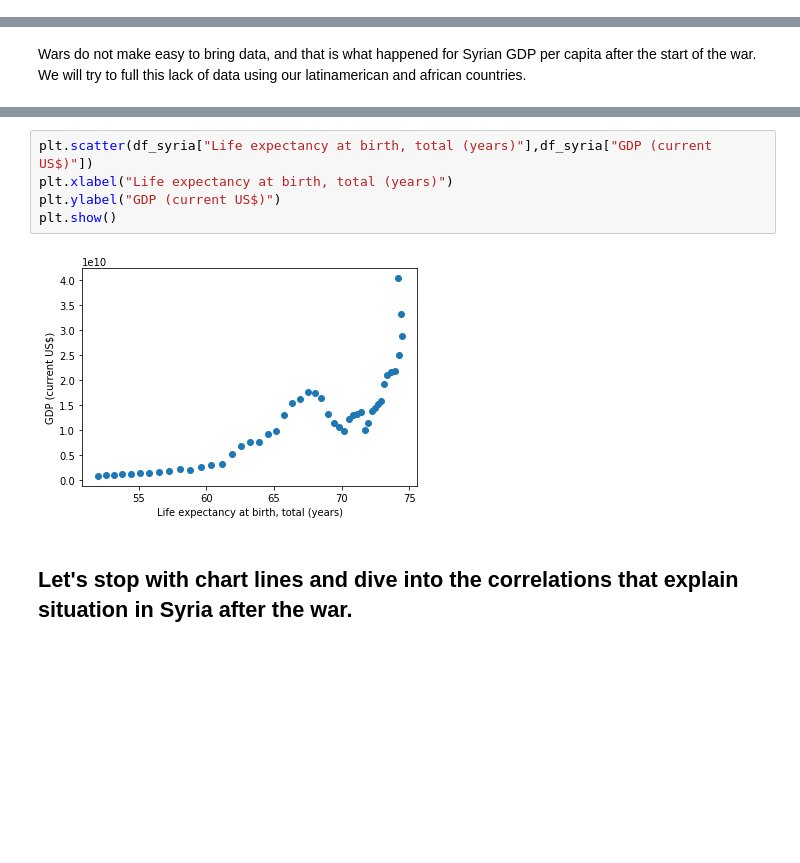
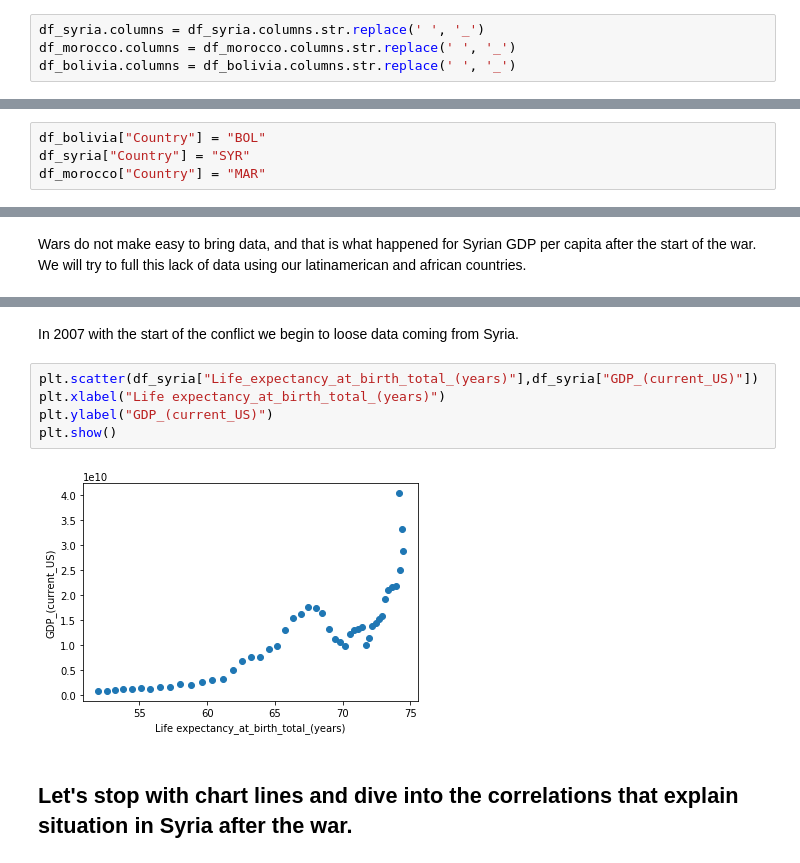
Before and after one commit to VicenteMolina/what-would-have-happened-if, a Jupyter notebook: Data_treatment.ipynb, the cells around one changed output, grey strips where cells are left out. Drawn from its saved outputs; the diff is of its cells as text; blank space fills up the shorter version.

```diff
--- a/Data_treatment.ipynb
+++ b/Data_treatment.ipynb
@@ -105,6 +91,10 @@ df_syria = df_syria.set_index('Indicator Name').T
 df_morocco = df_morocco.set_index("Indicator Name").T
 # %%
 df_bolivia = df_bolivia.set_index('Indicator Name').T
+# %%
+df_syria.columns = df_syria.columns.str.replace(' ', '_')
+df_morocco.columns = df_morocco.columns.str.replace(' ', '_')
+df_bolivia.columns = df_bolivia.columns.str.replace(' ', '_')
 # %% [markdown]
 It could be useful to get the index as column to filter. We will need to transfom that column into int or float to work with it as a number
 # %%
@@ -146,0 +139,4 @@ df_syria.head()
+# %%
+df_bolivia["Country"] = "BOL"
+df_syria["Country"] = "SYR"
+df_morocco["Country"] = "MAR"
@@ -237,10 +257,12 @@ alt.Chart(df_syria).mark_line().encode(
+# %% [markdown]
+In 2007 with the start of the conflict we begin to loose data coming from Syria.
 # %%
-plt.scatter(df_syria["Life expectancy at birth, total (years)"],df_syria["GDP (current US$)"])
-plt.xlabel("Life expectancy at birth, total (years)")
-plt.ylabel("GDP (current US$)")
+plt.scatter(df_syria["Life_expectancy_at_birth_total_(years)"],df_syria["GDP_(current_US)"])
+plt.xlabel("Life expectancy_at_birth_total_(years)")
+plt.ylabel("GDP_(current_US)")
 plt.show()
 # %% [output]
-[figure, old version]
+[figure, new version]
 # %% [markdown]
 ## Let's stop with chart lines and dive into the correlations that explain situation in Syria after the war.
 # %%
```
Also changed, not shown: parts of 27 cells of this notebook.
